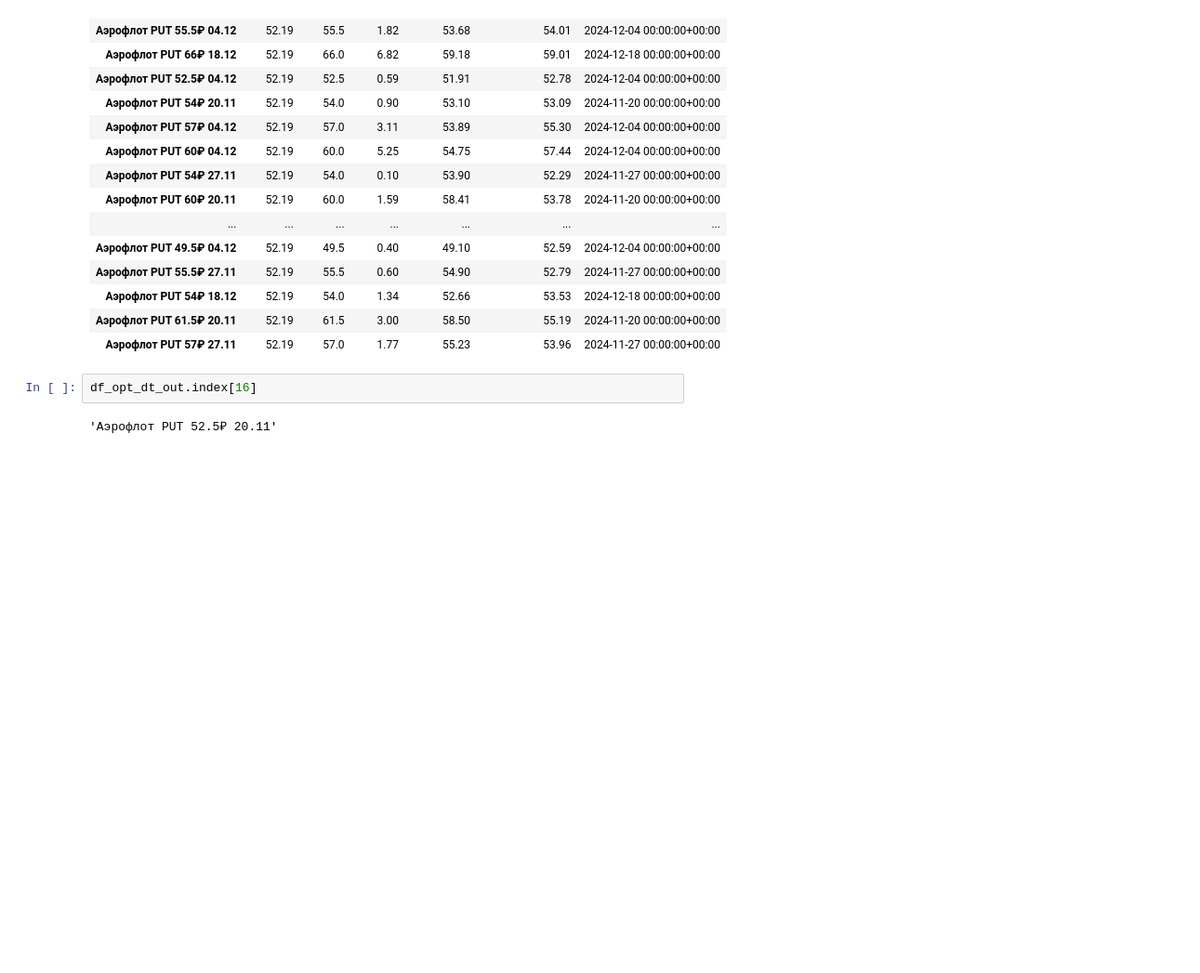
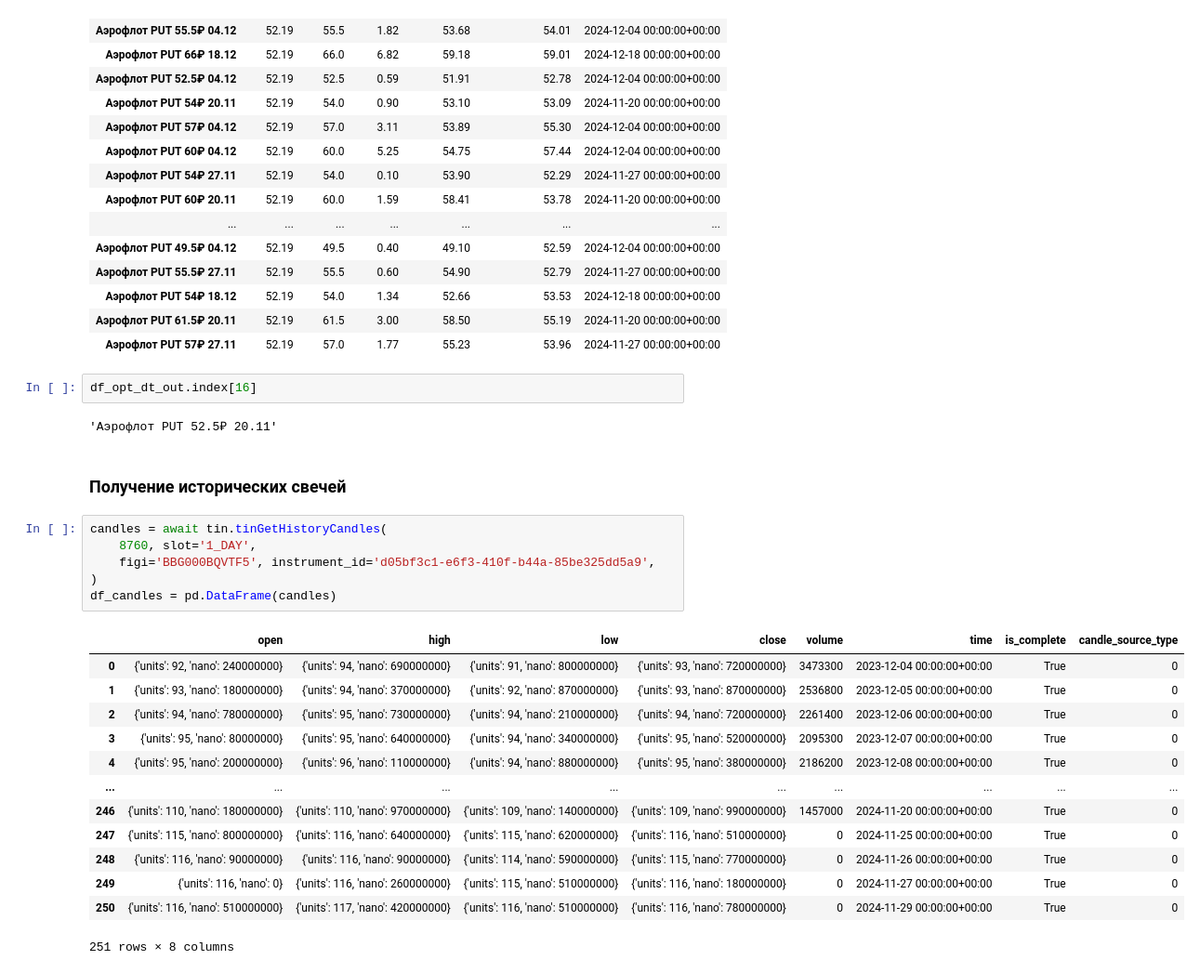
Before and after one commit to UncleVasyafromIzhevsk/TinvestOptions, a Jupyter notebook: educational_db.ipynb, the cells around one changed output. Shown at 93% size. Drawn from its saved outputs; the diff is of its cells as text; blank space fills up the shorter version.

Commit message:
Добавлен метод хронологии свечей

```diff
--- a/educational_db.ipynb
+++ b/educational_db.ipynb
@@ -849,3 +849,25 @@ df_opt_dt_out
 df_opt_dt_out.index[16]
 # %% [output]
 'Аэрофлот PUT 52.5₽ 20.11'
+# %% [markdown]
+### Получение исторических свечей
+# %%
+candles = await tin.tinGetHistoryCandles(
+    8760, slot='1_DAY',
+    figi='BBG000BQVTF5', instrument_id='d05bf3c1-e6f3-410f-b44a-85be325dd5a9',
+)
+df_candles = pd.DataFrame(candles)
+# %% [output]
+|  | open | high | low | close | volume | time | is_complete | candle_source_type |
+| 0 | {'units': 92, 'nano': 240000000} | {'units': 94, 'nano': 690000000} | {'units': 91, 'nano': 800000000} | {'units': 93, 'nano': 720000000} | 3473300 | 2023-12-04 00:00:00+00:00 | True | 0 |
+| 1 | {'units': 93, 'nano': 180000000} | {'units': 94, 'nano': 370000000} | {'units': 92, 'nano': 870000000} | {'units': 93, 'nano': 870000000} | 2536800 | 2023-12-05 00:00:00+00:00 | True | 0 |
+| 2 | {'units': 94, 'nano': 780000000} | {'units': 95, 'nano': 730000000} | {'units': 94, 'nano': 210000000} | {'units': 94, 'nano': 720000000} | 2261400 | 2023-12-06 00:00:00+00:00 | True | 0 |
+| 3 | {'units': 95, 'nano': 80000000} | {'units': 95, 'nano': 640000000} | {'units': 94, 'nano': 340000000} | {'units': 95, 'nano': 520000000} | 2095300 | 2023-12-07 00:00:00+00:00 | True | 0 |
+| 4 | {'units': 95, 'nano': 200000000} | {'units': 96, 'nano': 110000000} | {'units': 94, 'nano': 880000000} | {'units': 95, 'nano': 380000000} | 2186200 | 2023-12-08 00:00:00+00:00 | True | 0 |
+| ... | ... | ... | ... | ... | ... | ... | ... | ... |
+| 246 | {'units': 110, 'nano': 180000000} | {'units': 110, 'nano': 970000000} | {'units': 109, 'nano': 140000000} | {'units': 109, 'nano': 990000000} | 1457000 | 2024-11-20 00:00:00+00:00 | True | 0 |
+| 247 | {'units': 115, 'nano': 800000000} | {'units': 116, 'nano': 640000000} | {'units': 115, 'nano': 620000000} | {'units': 116, 'nano': 510000000} | 0 | 2024-11-25 00:00:00+00:00 | True | 0 |
+| 248 | {'units': 116, 'nano': 90000000} | {'units': 116, 'nano': 90000000} | {'units': 114, 'nano': 590000000} | {'units': 115, 'nano': 770000000} | 0 | 2024-11-26 00:00:00+00:00 | True | 0 |
+| 249 | {'units': 116, 'nano': 0} | {'units': 116, 'nano': 260000000} | {'units': 115, 'nano': 510000000} | {'units': 116, 'nano': 180000000} | 0 | 2024-11-27 00:00:00+00:00 | True | 0 |
+| 250 | {'units': 116, 'nano': 510000000} | {'units': 117, 'nano': 420000000} | {'units': 116, 'nano': 510000000} | {'units': 116, 'nano': 780000000} | 0 | 2024-11-29 00:00:00+00:00 | True | 0 |
+251 rows × 8 columns
```
Also changed, not shown: parts of 10 cells of this notebook, 1 other file.
